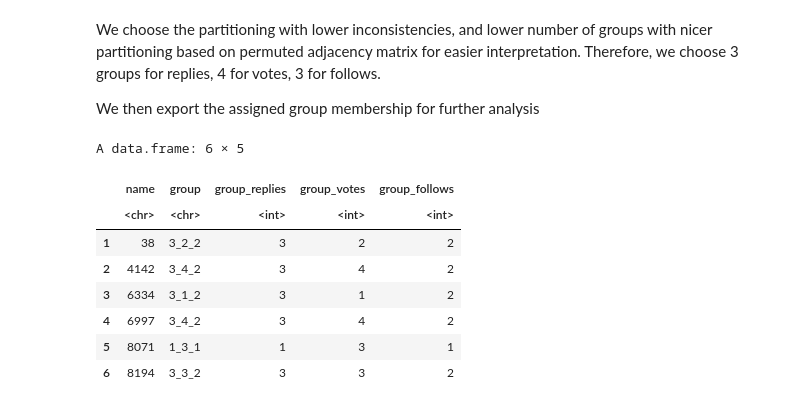
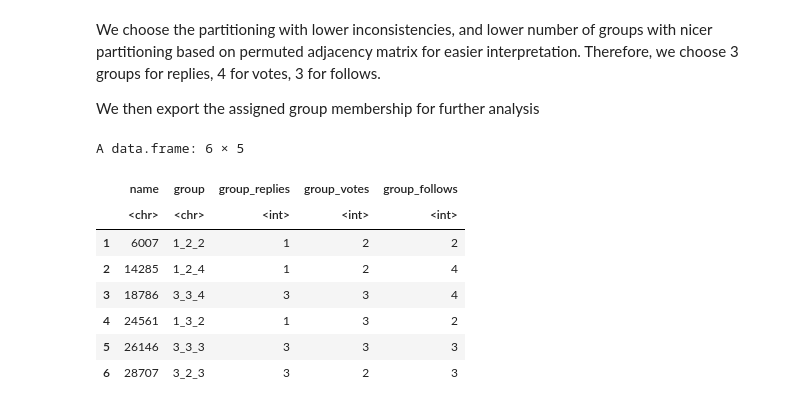
Before and after one commit to babiyivan/network-role-mining, a Jupyter notebook: blockmodelling.ipynb, the cells around one changed output. Cells and saved outputs as stored; diff of their text form; code cells hidden in the pictures.

```diff
--- a/blockmodelling.ipynb
+++ b/blockmodelling.ipynb
@@ -19,7 +19,7 @@ Read graphs
 # %%
 types = c('replies', 'votes', 'follows')
 gs = list()
-n = 276
+n = 253
 for (t in types) {
   gs[[t]] = read_graph(paste0('graphs/',t,'-',n,'.graphml'), format = 'graphml')
 }
@@ -59,8 +59,9 @@ Warning message in optRandomParC(M = M, k = k, rep = 1000, approach = appr, bloc
 
 Inspect permuted matrices
 # %%
-# valued/weighted blockmodelling results
-res = readRDS(paste0('results/bm/', 'bm-', n, '-bin.rds'))
+appr = 'bin'
+# appr = 'val'
+res = readRDS(paste0('results/bm/', 'bm-', n, '-', appr, '.rds'))
 # %% [markdown]
 Print adjacency matrices
 # %%
@@ -152,31 +145,31 @@ We choose the partitioning with lower inconsistencies, and lower number of group
 We then export the assigned group membership for further analysis
 # %%
 # set number of groups in each graph based on findings
-k = list(replies = 3, votes = 4, follows = 3)
+k = list(replies = 3, votes = 3, follows = 4)
 
 groups = list(3)
 
 for (type in types) {
   clus = data.frame(
     name = V(gs[[type]])$name,
     type = clu(res[[type]][[k[[type]]]])
   )
   names(clus) = c('name', paste0('group_', type))
   groups[[type]] = clus
 }
 membership = groups[['replies']] %>%
   inner_join(groups[['votes']], by = 'name') %>%
   inner_join(groups[['follows']], by = 'name') %>%
   unite(group,contains('group_'), remove=FALSE)
 head(membership)
-write.csv(membership, paste0('results/bm/membership-', n, '.csv'), row.names = FALSE)
+# write.csv(membership, paste0('results/bm/membership-', n, '.csv'), row.names = FALSE)
 # %% [output]
 A data.frame: 6 × 5
 |  | name | group | group_replies | group_votes | group_follows |
 |  | <chr> | <chr> | <int> | <int> | <int> |
-| 1 | 38 | 3_2_2 | 3 | 2 | 2 |
-| 2 | 4142 | 3_4_2 | 3 | 4 | 2 |
-| 3 | 6334 | 3_1_2 | 3 | 1 | 2 |
-| 4 | 6997 | 3_4_2 | 3 | 4 | 2 |
-| 5 | 8071 | 1_3_1 | 1 | 3 | 1 |
-| 6 | 8194 | 3_3_2 | 3 | 3 | 2 |
+| 1 | 6007 | 1_2_2 | 1 | 2 | 2 |
+| 2 | 14285 | 1_2_4 | 1 | 2 | 4 |
+| 3 | 18786 | 3_3_4 | 3 | 3 | 4 |
+| 4 | 24561 | 1_3_2 | 1 | 3 | 2 |
+| 5 | 26146 | 3_3_3 | 3 | 3 | 3 |
+| 6 | 28707 | 3_2_3 | 3 | 2 | 3 |
```
Also changed, not shown: parts of 3 cells of this notebook, 20 other files.
